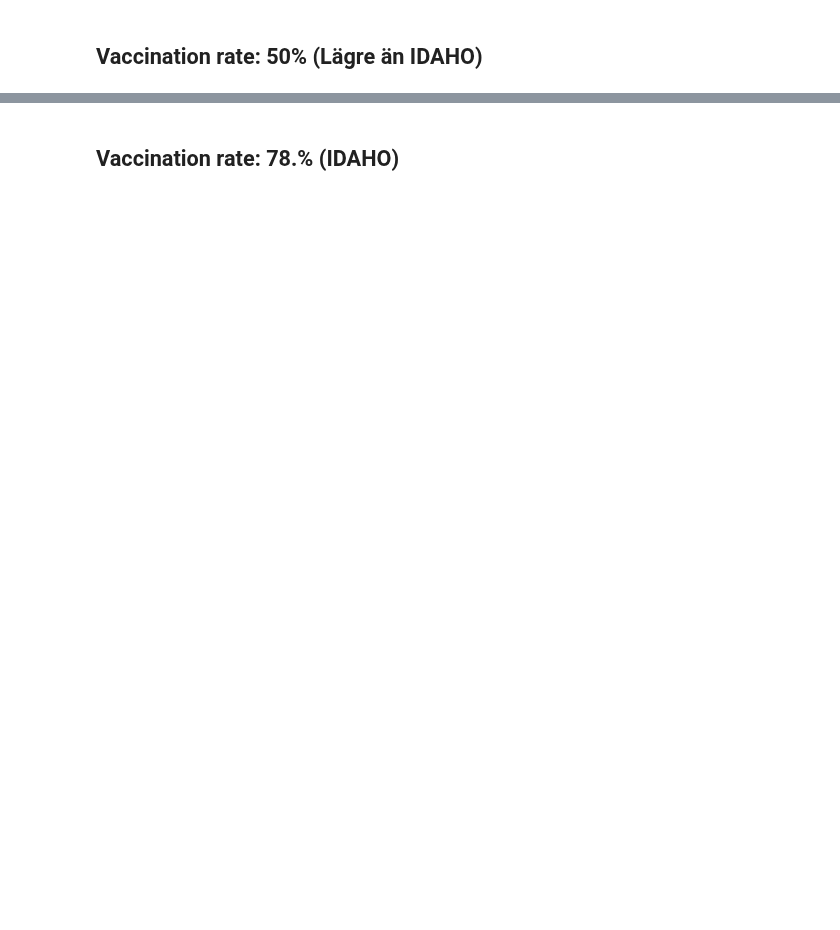
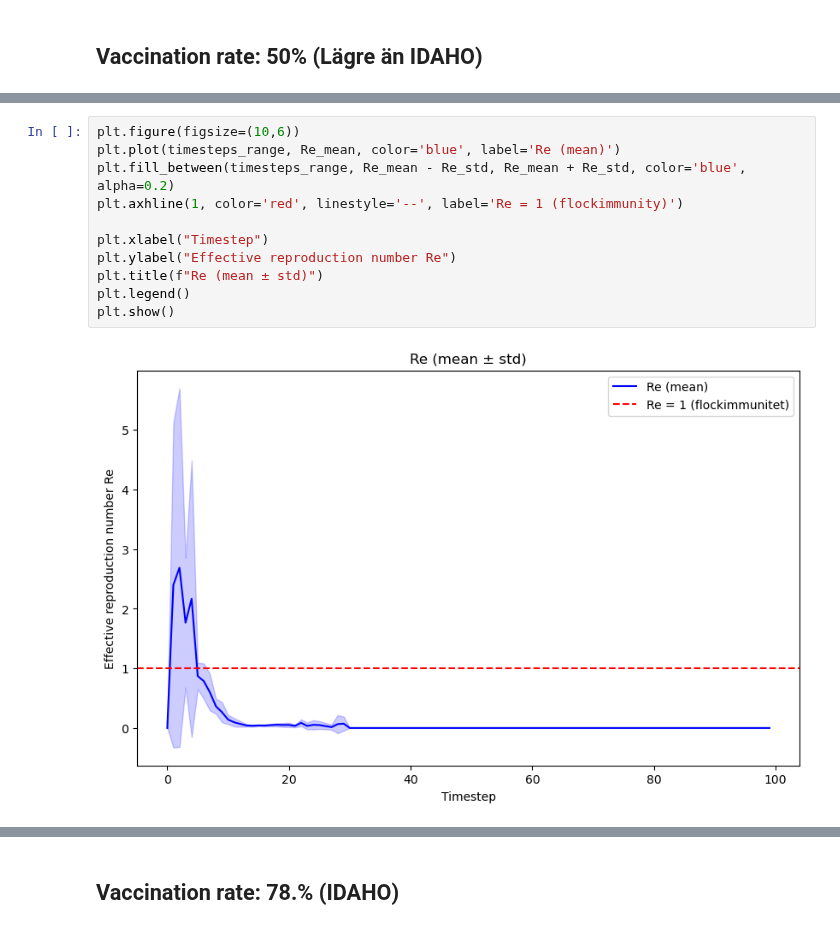
Before and after one commit to tovebrunell/ABM, a Jupyter notebook: Plotta_data.ipynb, the cells around one changed output, grey strips where cells are left out. Saved outputs shown, nothing was run; the diff lists cells and outputs as text; blank space fills up the shorter version.

```diff
--- a/Plotta_data.ipynb
+++ b/Plotta_data.ipynb
@@ -60,2 +114,15 @@ plt.show()
+# %%
+plt.figure(figsize=(10,6))
+plt.plot(timesteps_range, Re_mean, color='blue', label='Re (mean)')
+plt.fill_between(timesteps_range, Re_mean - Re_std, Re_mean + Re_std, color='blue', alpha=0.2)
+plt.axhline(1, color='red', linestyle='--', label='Re = 1 (flockimmunity)')
+
+plt.xlabel("Timestep")
+plt.ylabel("Effective reproduction number Re")
+plt.title(f"Re (mean ± std)")
+plt.legend()
+plt.show()
+# %% [output]
+[figure, added]
 # %%
 fig, axs = plt.subplots(2, 2)
```
Also changed, not shown: parts of 15 cells of this notebook, 1 other file.
